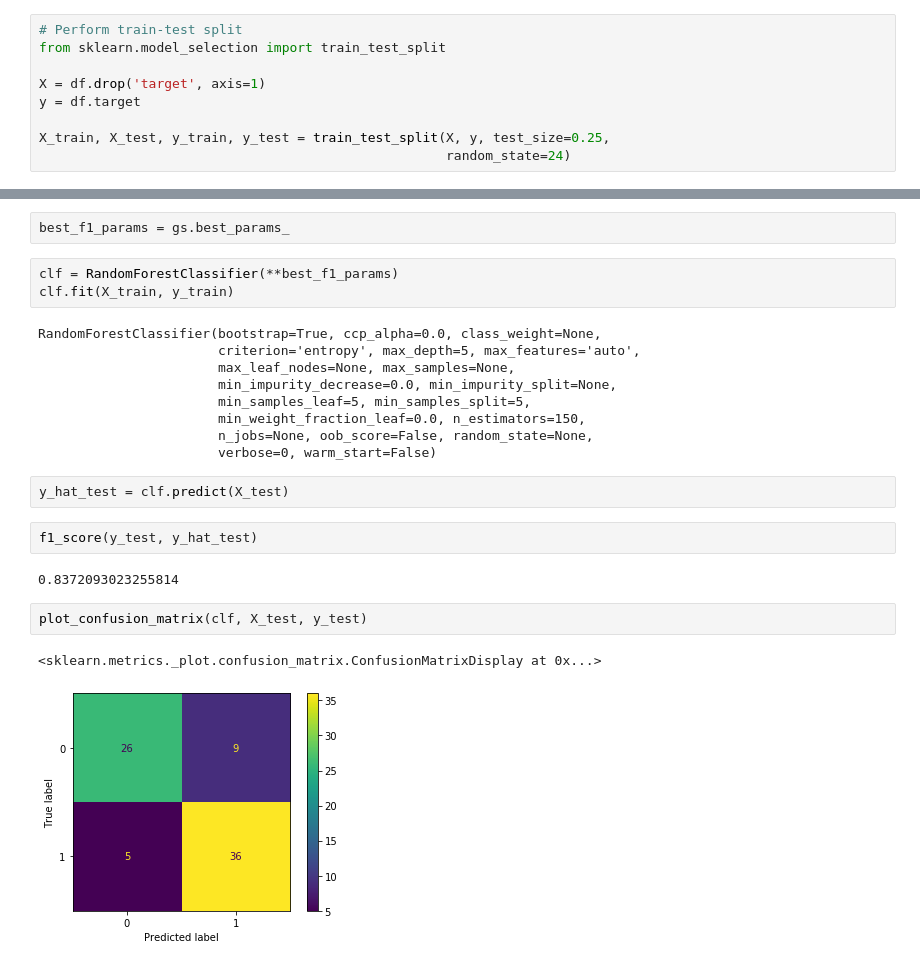
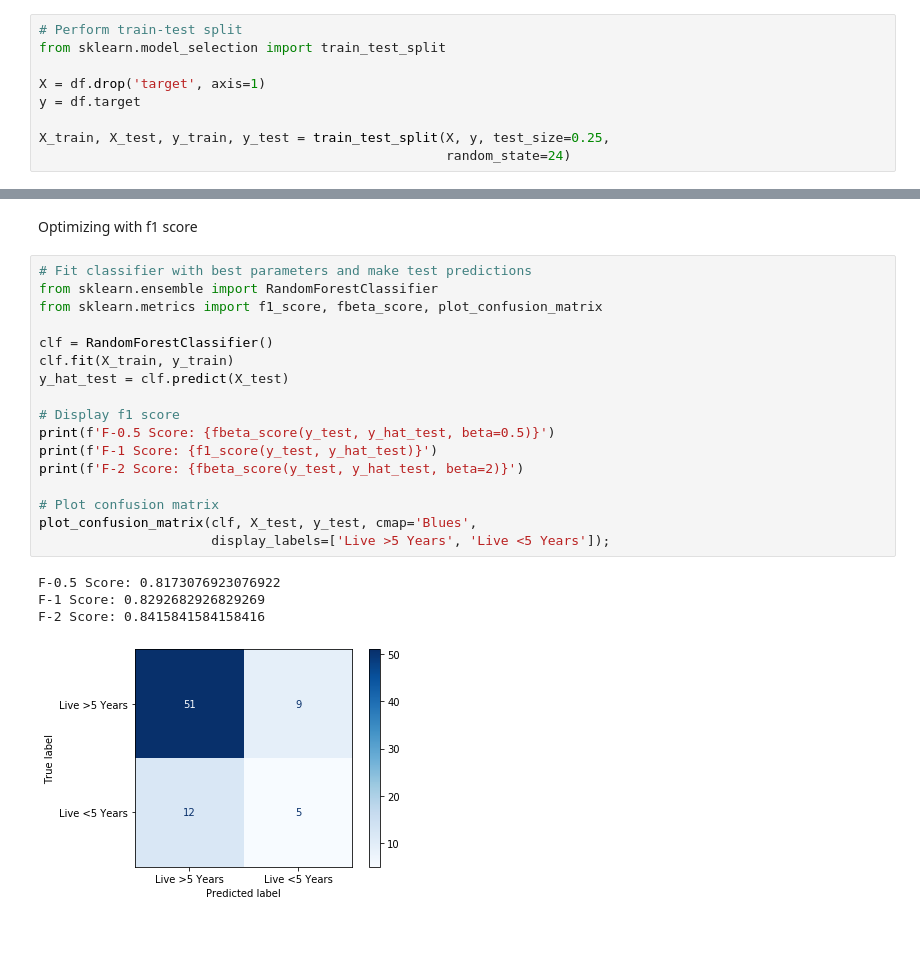
Before and after one commit to douglaspsteen/f_measure_exercise, a Jupyter notebook: notebook.ipynb, the cells around one changed output, grey strips where cells are left out. Drawn from its saved outputs; the diff is of its cells as text; blank space fills up the shorter version.

```diff
--- a/notebook.ipynb
+++ b/notebook.ipynb
@@ -48,25 +25,24 @@ KeyboardInterrupt:
-# %%
-best_f1_params = gs.best_params_
-# %%
-clf = RandomForestClassifier(**best_f1_params)
-clf.fit(X_train, y_train)
-# %% [output]
-RandomForestClassifier(bootstrap=True, ccp_alpha=0.0, class_weight=None,
-                       criterion='entropy', max_depth=5, max_features='auto',
-                       max_leaf_nodes=None, max_samples=None,
-                       min_impurity_decrease=0.0, min_impurity_split=None,
-                       min_samples_leaf=5, min_samples_split=5,
-                       min_weight_fraction_leaf=0.0, n_estimators=150,
-                       n_jobs=None, oob_score=False, random_state=None,
-                       verbose=0, warm_start=False)
-# %%
-y_hat_test = clf.predict(X_test)
-# %%
-f1_score(y_test, y_hat_test)
-# %% [output]
-0.8372093023255814
-# %%
-plot_confusion_matrix(clf, X_test, y_test)
-# %% [output]
-<sklearn.metrics._plot.confusion_matrix.ConfusionMatrixDisplay at 0x...>
-[figure, removed]
+# %% [markdown]
+Optimizing with f1 score
+# %%
+# Fit classifier with best parameters and make test predictions
+from sklearn.ensemble import RandomForestClassifier
+from sklearn.metrics import f1_score, fbeta_score, plot_confusion_matrix
+
+clf = RandomForestClassifier()
+clf.fit(X_train, y_train)
+y_hat_test = clf.predict(X_test)
+
+# Display f1 score
+print(f'F-0.5 Score: {fbeta_score(y_test, y_hat_test, beta=0.5)}')
+print(f'F-1 Score: {f1_score(y_test, y_hat_test)}')
+print(f'F-2 Score: {fbeta_score(y_test, y_hat_test, beta=2)}')
+
+# Plot confusion matrix
+plot_confusion_matrix(clf, X_test, y_test, cmap='Blues',
+                      display_labels=['Live >5 Years', 'Live <5 Years']);
+# %% [output]
+F-0.5 Score: 0.8173076923076922
+F-1 Score: 0.8292682926829269
+F-2 Score: 0.8415841584158416
+[figure, added]
```
Also changed, not shown: parts of 8 cells of this notebook, 2 other files.
